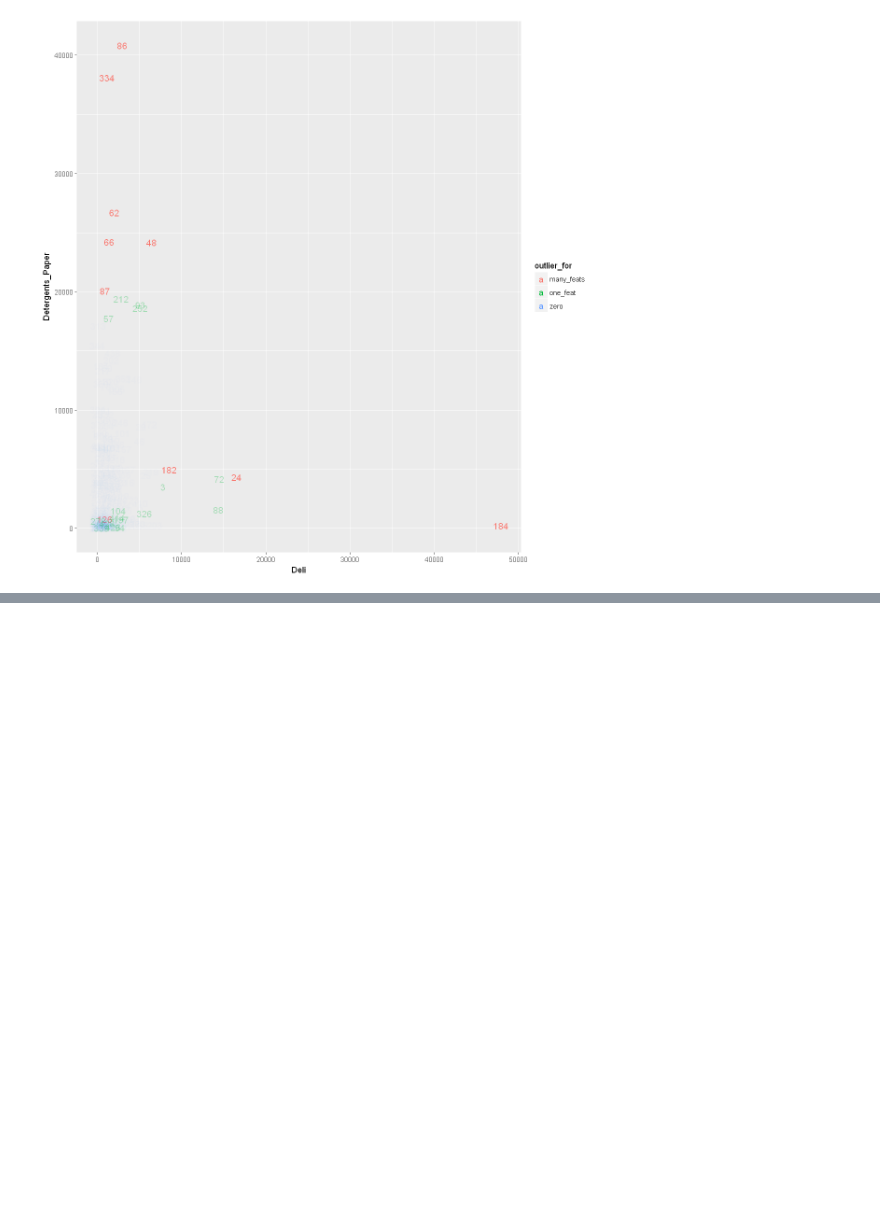
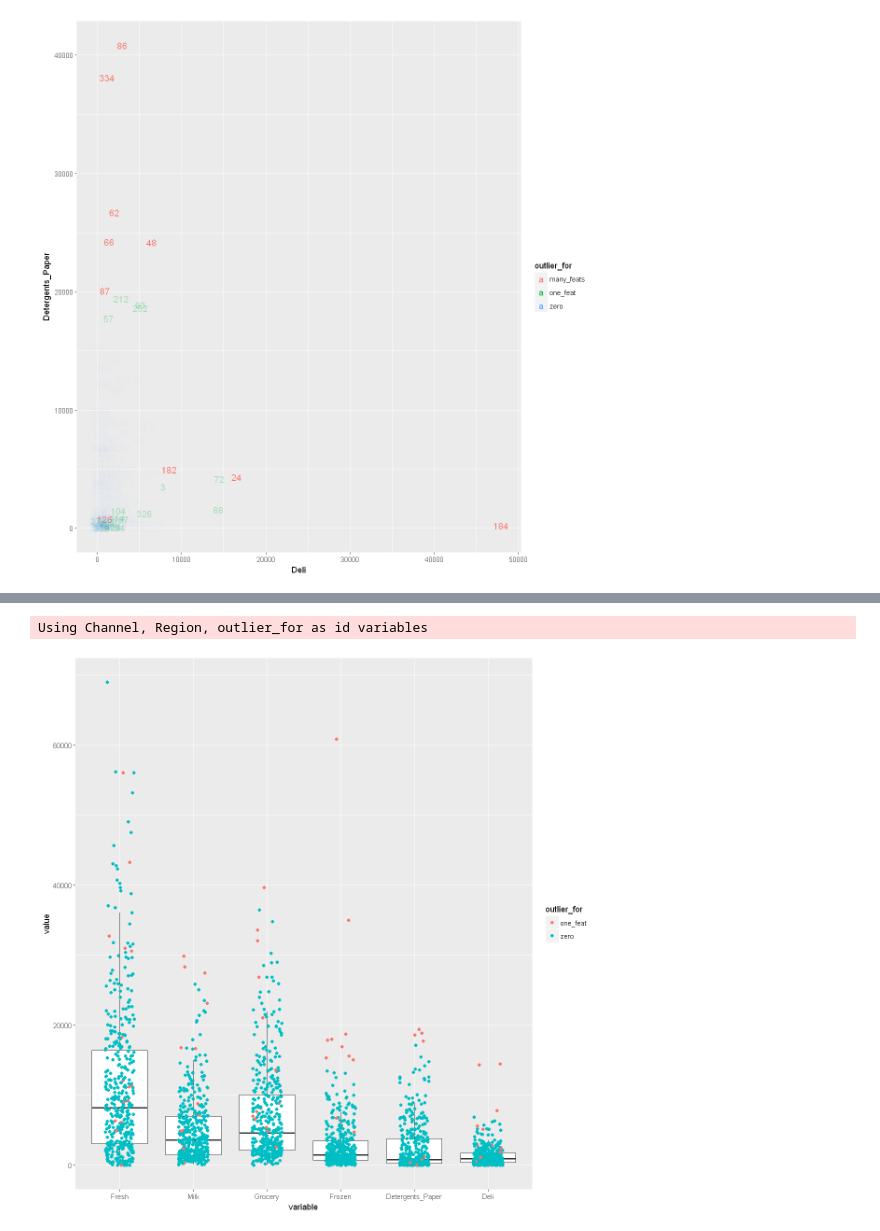
Before and after one commit to vduong314159/CSX_450_1_Project_2, a Jupyter notebook: ipynb/01-data-description-and-formatting.ipynb, the cells around one changed output, grey strips where cells are left out. Saved outputs shown, nothing was run; the diff lists cells and outputs as text; code cells hidden in the pictures; blank space fills up the shorter version.

```diff
--- a/ipynb/01-data-description-and-formatting.ipynb
+++ b/ipynb/01-data-description-and-formatting.ipynb
@@ -379 +346,6 @@ show_outliers_in_scatter(Deli, Detergents_Paper)
+# %%
+boxplot_product(wholesale_data[wholesale_data$outlier_for != 'many_feats',])
+# %% [output]
+Using Channel, Region, outlier_for as id variables
+[figure, added]
 # %% [markdown]
```
Also changed, not shown: parts of 13 cells of this notebook, 2 other files.
